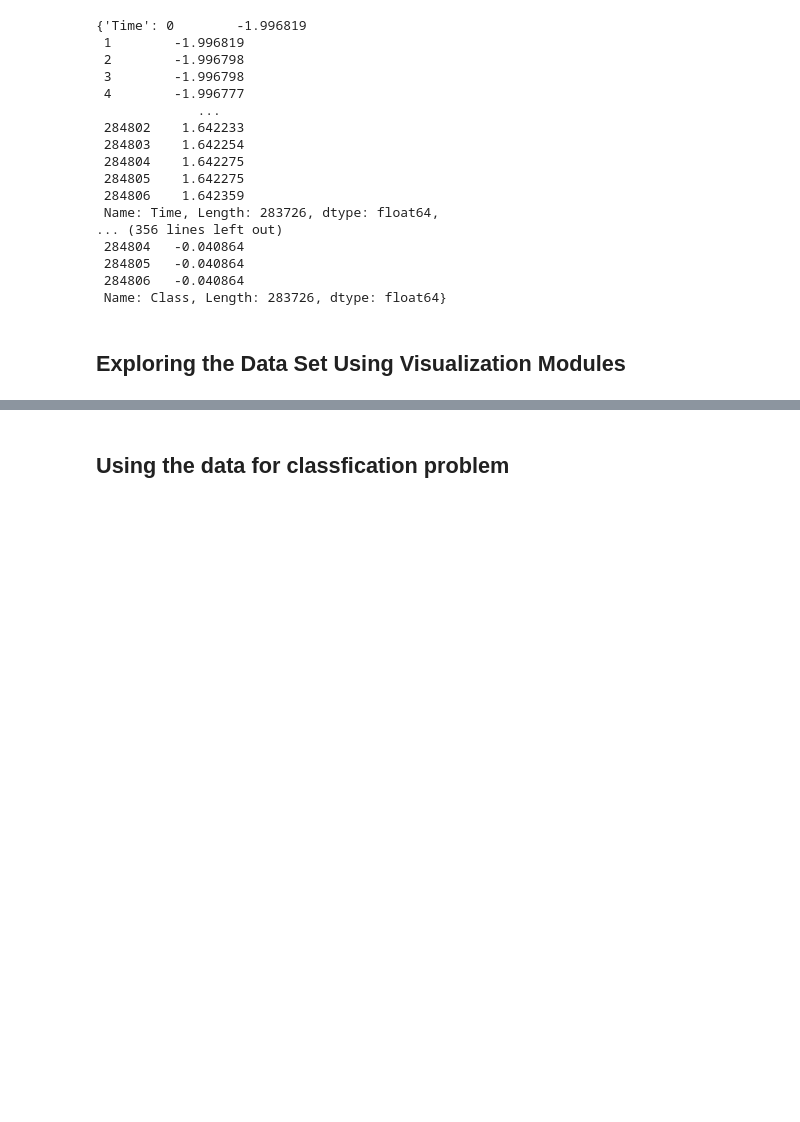
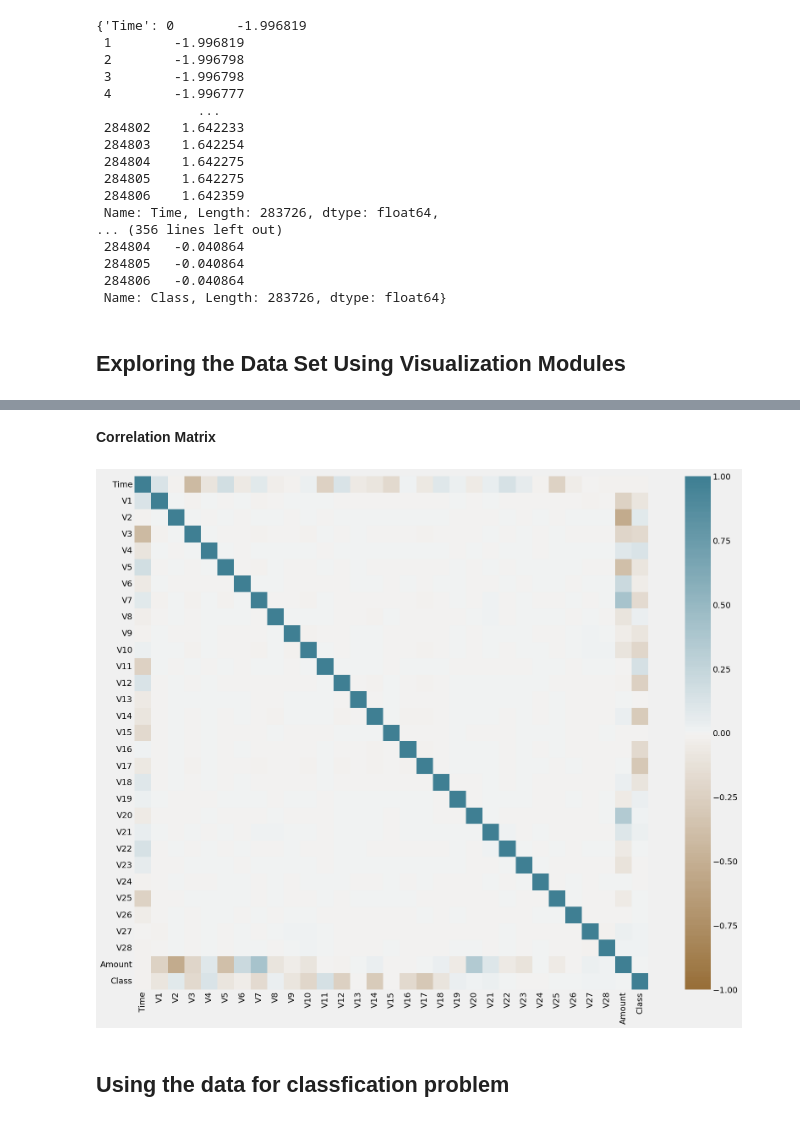
Before and after one commit to ZiadMAlsawy/ML_Project, a Jupyter notebook: Task_2.ipynb, the cells around one changed output, grey strips where cells are left out. Drawn from its saved outputs; the diff is of its cells as text; code cells hidden in the pictures; blank space fills up the shorter version.

```diff
--- a/Task_2.ipynb
+++ b/Task_2.ipynb
@@ -161,3 +191,16 @@ standered_Z_Score_Fetcher
+# %% [markdown]
+**Correlation Matrix**
+# %%
+corr_matrix = creditCard.corr()
+plt.subplots(figsize=(20,15))
+ax = sns.heatmap(
+    corr_matrix,
+    vmin=-1, vmax=1, center=0,
+    cmap=sns.diverging_palette(50, 220, n=200),
+    square=True
+)
+# %% [output]
+[figure, added]
 # %% [markdown]
 ## **Using the data for classfication problem**
 # %% [markdown]
```
Also changed, not shown: parts of 13 cells of this notebook.
